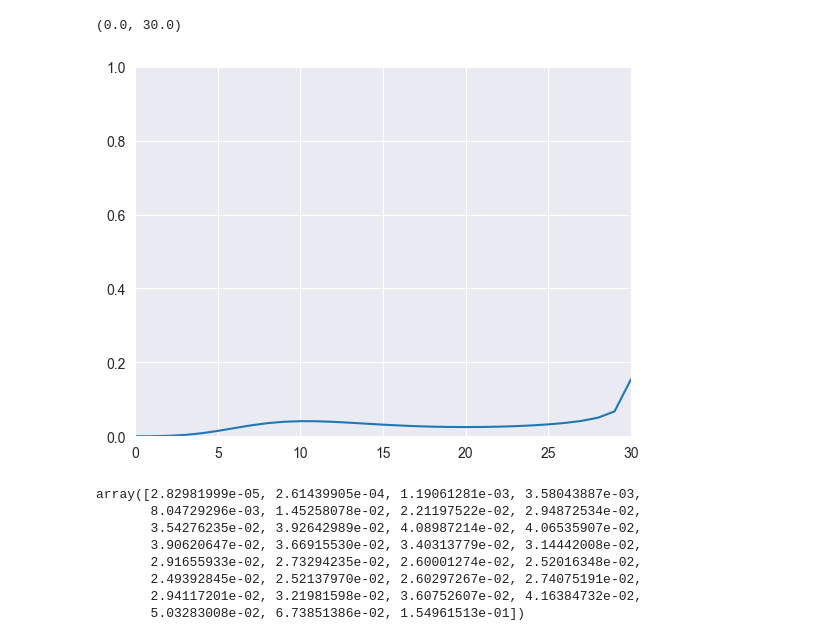
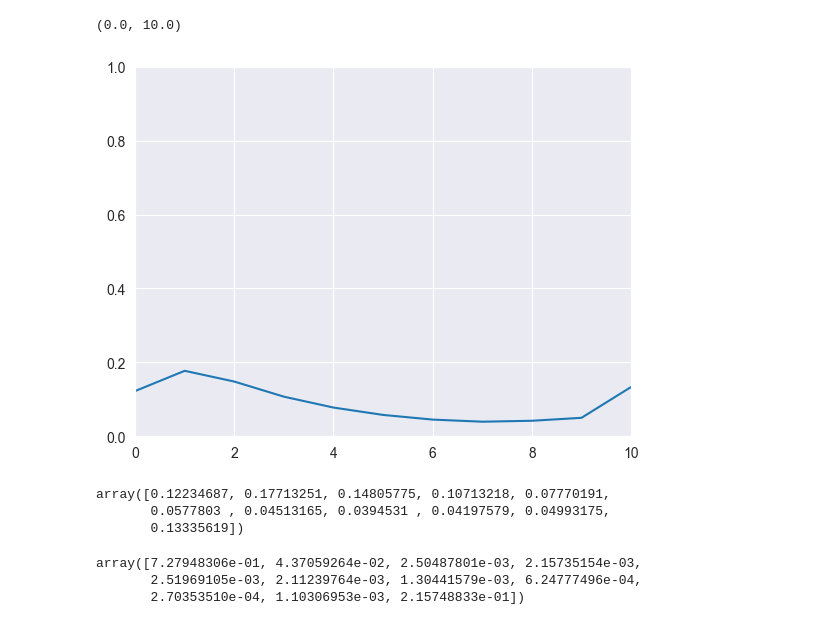
Before and after one commit to JTayMilli/391X, a Jupyter notebook: BoringTM.ipynb, the cells around one changed output. Cells and saved outputs as stored; diff of their text form; code cells hidden in the pictures.

```diff
--- a/BoringTM.ipynb
+++ b/BoringTM.ipynb
@@ -26,16 +26,12 @@ def pCat2(nL, R):  #Gets objective probability of success
 # %%
 def pL(nL, nC, LC, mF, T): ## Calculates subjective probability of lobbying
     ps = pSS(nL, nC)
-    temp = (-LC + (ps*T))/((1-ps)*mF) ## value that the normal distrobution draw need to be less then to choose to lobby
-    return norm(loc = 1, scale = 1.5).cdf(temp) ## probability of lobbying for individual
+    temp = (-LC + (ps*T))/((1-ps)) ## value that the normal distrobution draw need to be less then to choose to lobby
+    return norm(loc = mF, scale = 1).cdf(temp) ## probability of lobbying for individual
 # %%
-def getTM(LC = 5, T = 10, mF = 10, nPPL = 10, fR = .2):
+def getTM(LC, T, mF, nPPL, fR):
 
-    tnPPL = nPPL
-    tLC = LC
-    tT = T
-    tmF = mF
-    tR = R = nPPL * fR
+    R = nPPL * fR
 
     lis = []
     for i in range(0,nPPL+1):
@@ -61,30 +57,24 @@ def getTM(LC = 5, T = 10, mF = 10, nPPL = 10, fR = .2):
     for l2 in tqdm(range(2,len(TM)+2)):
         tempList = []
         for l1 in range(0,len(TM)):
-            pl2 = pL(nL = TM.L[l1], nC = TM.C[l1], LC = tLC, mF = tmF, T = tT)  #grabs the probability of lobbying based on t-5 lobbying
+            pl2 = pL(nL = TM.L[l1], nC = TM.C[l1], LC = LC, mF = mF, T = T)  #grabs the probability of lobbying based on t-5 lobbying
             tL, tC = TM.columns[l2].split(",")
             tL = int(tL)
             tC = int(tC)
             pnLob = binom.pmf(tL, nPPL, pl2) ## binomial distrobution, gets probability they lobied that many times
-            pcat = pCat2(nL = tL, R = tR)
+            pcat = pCat2(nL = tL, R = R)
             tempList.append(binom.pmf(tC, tL, pcat) * pnLob) ###Appends each value to list   ### This need to be fixed for double digits
         TM[TM.columns[l2]] = tempList
 
     return TM
 # %%
-def CollapsedTM(LC = 5, T = 10, mF = 10, nPPL = 10, fR = .2):
+def CollapsedTM(LC, T, mF, nPPL, fR):
+    R = nPPL * fR
 
-    tnPPL = nPPL
-    tLC = LC
-    tT = T
-    tmF = mF
-    tfR = fR
-    tR = R = nPPL * fR
-
-    cTM = TM = getTM(LC = tLC, T = tT, mF = tmF, nPPL = tnPPL, fR = tfR)
+    cTM = TM = getTM(LC = LC, T = T, mF = mF, nPPL = nPPL, fR = fR)
     pC = []
     for nnL in range(0,nPPL+1):
-        pcat = pCat2(nL = nnL, R = tR)
+        pcat = pCat2(nL = nnL, R = R)
         for nnC in range(0,nnL+1):
             pC.append(binom.pmf(nnC, nnL, pcat))
     cTM = cTM.mul(pC, axis = 0)
@@ -190,15 +142,9 @@ array([1.01864760e-01, 4.62464669e-02, 1.84985867e-01, 1.00544322e-02,
 # %%
-def CollapsedSD(LC = 5, T = 10, mF = 10, nPPL = 10, fR = .2):
-
-    tnPPL = nPPL
-    tLC = LC
-    tT = T
-    tmF = mF
-    tfR = fR
-    tR = R = nPPL * fR
+def CollapsedSD(LC, T, mF, nPPL, fR):
+    R = nPPL * fR
 
 
-    cTM = CollapsedTM(LC = tLC, T = tT, mF = tmF, nPPL = tnPPL, fR = tfR)
+    cTM = CollapsedTM(LC = LC, T = T, mF = mF, nPPL = nPPL, fR = fR)
     tempcTM = cTM.iloc[0:len(cTM),1:len(cTM)+1]
     #tempTM = tempTM.div(tempTM.sum(axis=1), axis=0)
     mat = tempcTM.to_numpy()
@@ -226,22 +172,17 @@ def CollapsedSD(LC = 5, T = 10, mF = 10, nPPL = 10, fR = .2):
     return csd
     """
 # %%
-csd = CollapsedSD(fR = .5, LC = 1, T = 15, mF = 5, nPPL = 30)
+csd = CollapsedSD(fR = .8, LC = 1, T = 5, mF = .5, nPPL = 10)
 plt.plot(csd)
 plt.ylim(0,1)
 plt.xlim(0,len(csd)-1)
 # %% [output]
-(0.0, 30.0)
+(0.0, 10.0)
-[figure, old version]
+[figure, new version]
 # %%
 csd
 # %% [output]
-array([2.82981999e-05, 2.61439905e-04, 1.19061281e-03, 3.58043887e-03,
-       8.04729296e-03, 1.45258078e-02, 2.21197522e-02, 2.94872534e-02,
-       3.54276235e-02, 3.92642989e-02, 4.08987214e-02, 4.06535907e-02,
-       3.90620647e-02, 3.66915530e-02, 3.40313779e-02, 3.14442008e-02,
-       2.91655933e-02, 2.73294235e-02, 2.60001274e-02, 2.52016348e-02,
-       2.49392845e-02, 2.52137970e-02, 2.60297267e-02, 2.74075191e-02,
-       2.94117201e-02, 3.21981598e-02, 3.60752607e-02, 4.16384732e-02,
-       5.03283008e-02, 6.73851386e-02, 1.54961513e-01])
+array([0.12234687, 0.17713251, 0.14805775, 0.10713218, 0.07770191,
+       0.0577803 , 0.04513165, 0.0394531 , 0.04197579, 0.04993175,
+       0.13335619])
 # %%
@@ -261 +197,7 @@ def ArrItrR(LC = 5, T = 10, mF = 10, nPPL = 10, bl = .1):
     return RDis
+# %%
+CollapsedSD(LC = 1, T = 15, mF = 5, nPPL = 10, fR = .5)
+# %% [output]
+array([7.27948306e-01, 4.37059264e-02, 2.50487801e-03, 2.15735154e-03,
+       2.51969105e-03, 2.11239764e-03, 1.30441579e-03, 6.24777496e-04,
+       2.70353510e-04, 1.10306953e-03, 2.15748833e-01])
```
Also changed, not shown: parts of 11 cells of this notebook, 1 other file.
